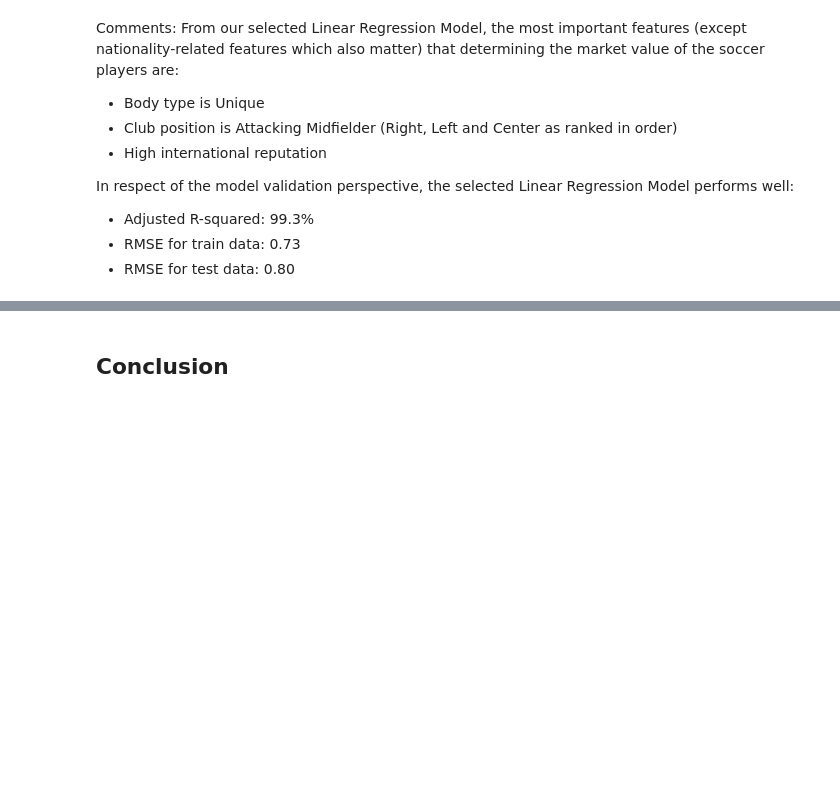
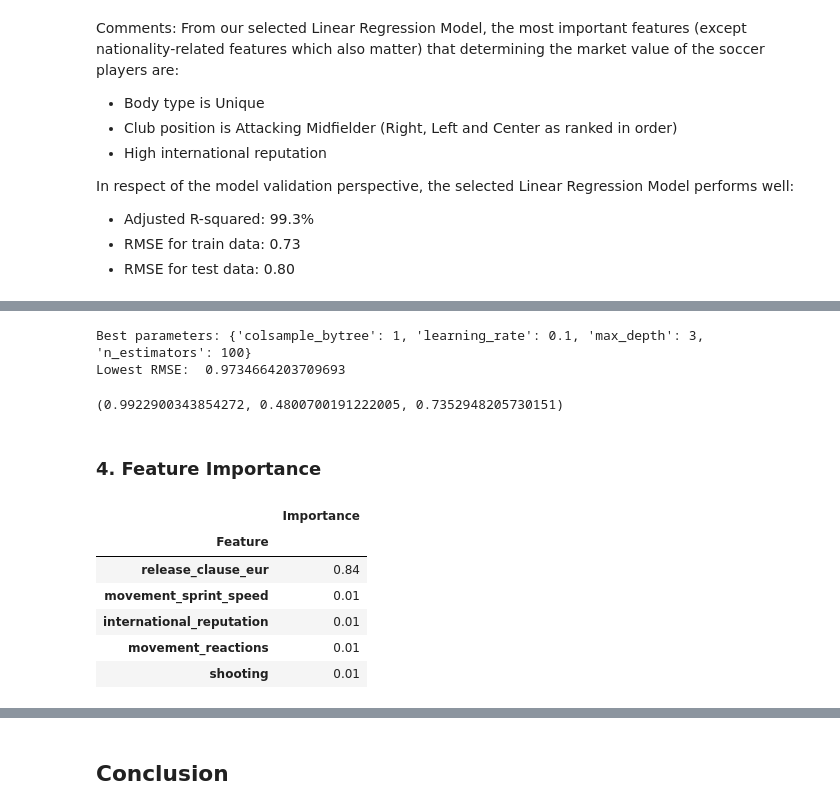
Before and after one commit to carlearn/dsc-capstone-project, a Jupyter notebook: student_notebook.ipynb, the cells around one changed output, grey strips where cells are left out. Drawn from its saved outputs; the diff is of its cells as text; code cells hidden in the pictures; blank space fills up the shorter version.

```diff
--- a/student_notebook.ipynb
+++ b/student_notebook.ipynb
@@ -940,0 +928,17 @@ fpr_tuned, tpr_tuned, thresholds_tuned = roc_curve(y_test, tuned_y_score)
+# %%
+dt = DecisionTreeRegressor()
+rf = RandomForestRegressor()
+xgbr = XGBRegressor(objective='reg:squarederror')
+svr = SVR()
+
+models = [dt, rf, xgbr, svr]
+
+for model in models:
+    model.fit(X_train_scaled, y_train)
+    y_hat_train = model.predict(X_train_scaled)
+    y_hat_test = model.predict(X_test_scaled)
+    train_rmse = rmse(y_hat_train, y_train)
+    test_rmse = rmse(y_hat_test, y_test)
+    print('Model:', model)
+    print('Train Root Mean Squarred Error:',train_rmse)
+    print('Test Root Mean Squarred Error:', test_rmse)
@@ -940,0 +1026,6 @@ fpr_tuned, tpr_tuned, thresholds_tuned = roc_curve(y_test, tuned_y_score)
+# %%
+print("Best parameters:", xgbr_grid.best_params_)
+print("Lowest RMSE: ", (-xgbr_grid.best_score_)**(1/2.0))
+# %% [output]
+Best parameters: {'colsample_bytree': 1, 'learning_rate': 0.1, 'max_depth': 3, 'n_estimators': 100}
+Lowest RMSE:  0.9734664203709693
@@ -940,0 +1038,6 @@ fpr_tuned, tpr_tuned, thresholds_tuned = roc_curve(y_test, tuned_y_score)
+# %%
+r2_score, train_rmse, test_rmse
+# %% [output]
+(0.9922900343854272, 0.4800700191222005, 0.7352948205730151)
+# %% [markdown]
+### 4. Feature Importance
@@ -940,0 +1047,13 @@ fpr_tuned, tpr_tuned, thresholds_tuned = roc_curve(y_test, tuned_y_score)
+# %%
+df_fi.columns = ['Importance', 'Feature']
+df_fi.set_index('Feature', inplace=True)
+df_fi.sort_values('Importance', ascending=False, inplace=True)
+df_fi.head(5)
+# %% [output]
+|  | Importance |
+| Feature |  |
+| release_clause_eur | 0.84 |
+| movement_sprint_speed | 0.01 |
+| international_reputation | 0.01 |
+| movement_reactions | 0.01 |
+| shooting | 0.01 |
```
Also changed, not shown: parts of 39 cells of this notebook, 14 other files.
